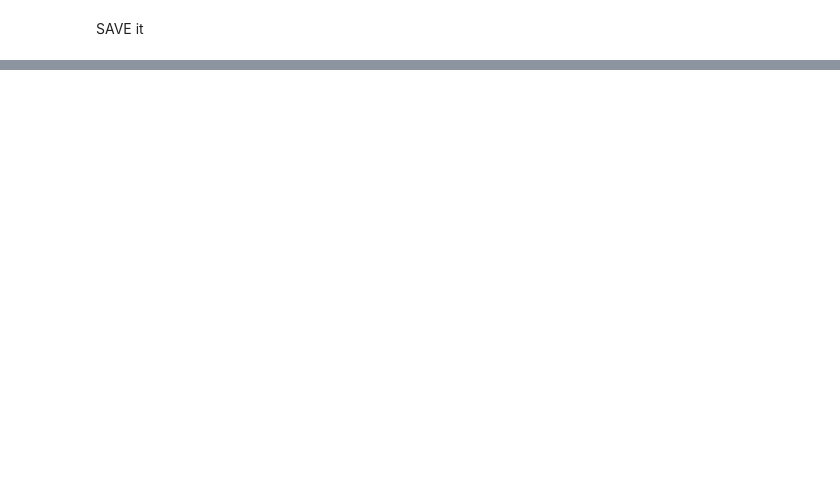
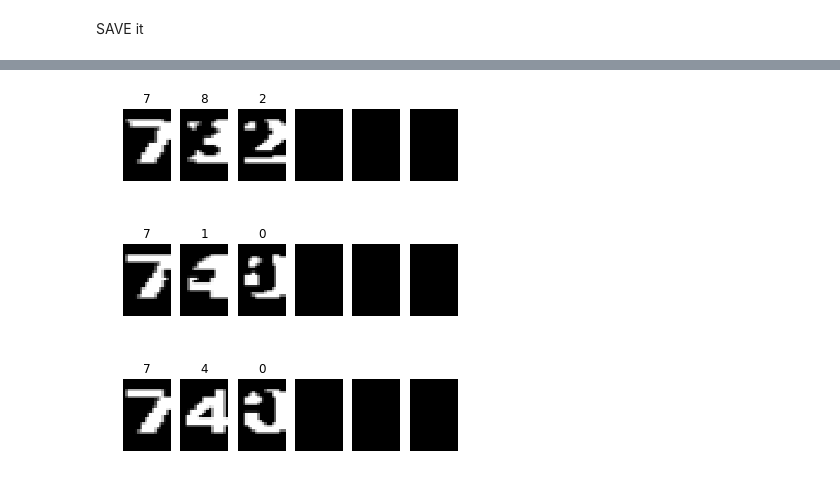
Before and after one commit to bobev18/gamcon, a Jupyter notebook: train_on_overlapping_digits.ipynb, the cells around one changed output, grey strips where cells are left out. Cells and saved outputs as stored; diff of their text form; code cells hidden in the pictures; blank space fills up the shorter version.

```diff
--- a/train_on_overlapping_digits.ipynb
+++ b/train_on_overlapping_digits.ipynb
@@ -530,0 +649,26 @@ print('first digit of the score sample is', chr(first_digit))
+# %%
+test_sources = [
+    cv2.imread("samples/sample_103.png"),
+    cv2.imread("samples/sample_104.png"),
+    cv2.imread("samples/sample_105.png"),
+]
+
+samples = []
+for test_source in test_sources:
+    plt.imshow(test_source, cmap=plt.cm.gray)
+    plt.show()
+
+    test = rois(test_source, corner_cut_size=2) #, verbose=1)
+    digits = []
+    for digit in test:
+
+        gray = cv2.cvtColor(digit[0], cv2.COLOR_BGR2GRAY)
+        _, bw_image = cv2.threshold(gray, 200, 255, cv2.THRESH_BINARY)
+        resized = cv2.resize(bw_image, (RESIZED_IMAGE_WIDTH, RESIZED_IMAGE_HEIGHT))
+        print(digit[0].shape, resized.shape)
+        digits.append(resized)
+
+    # test_images = [ np.reshape(z, (RESIZED_IMAGE_HEIGHT, -1)) for z in digits ]
+    show_all(digits)
+
+    samples.append((digits, [z.reshape((RESIZED_IMAGE_WIDTH * RESIZED_IMAGE_HEIGHT)) for z in digits]))
@@ -530,0 +691,8 @@ print('first digit of the score sample is', chr(first_digit))
+# %%
+for digits, test_images in samples:
+    predictions = [ clf.predict([z]).tolist() for z in test_images ]
+    show_all(digits, labels=[ str(z[0]) for z in predictions])
+# %% [output]
+[figure, added]
+[figure, added]
+[figure, added]
```
Also changed, not shown: parts of 16 cells of this notebook, 4 other files.
